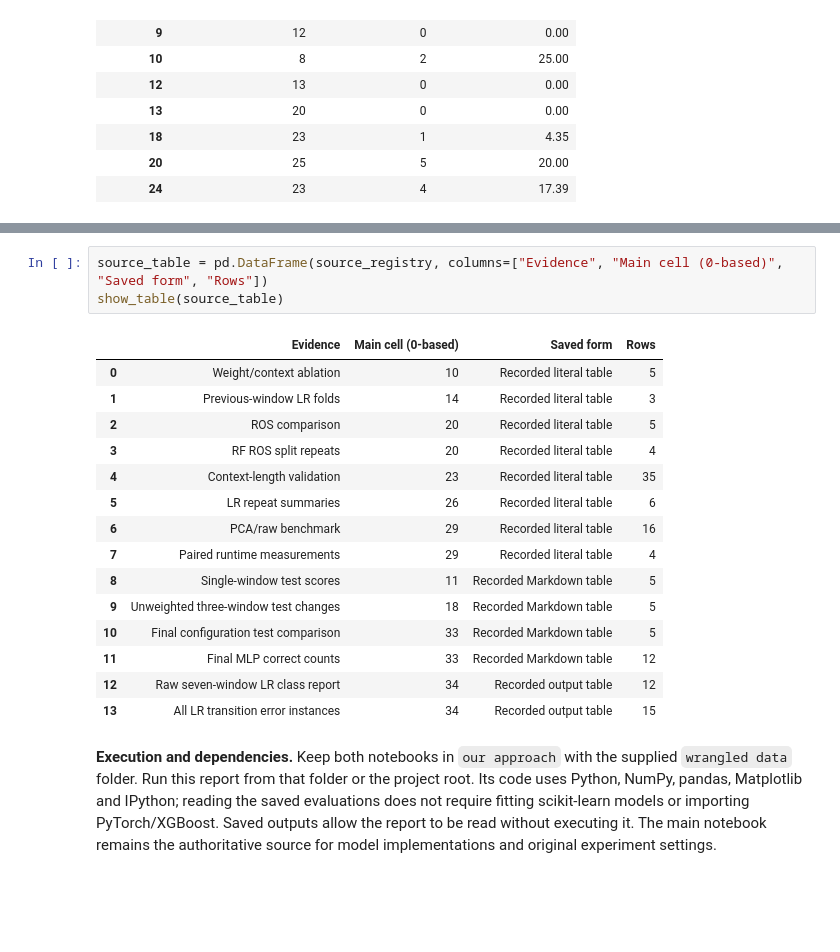
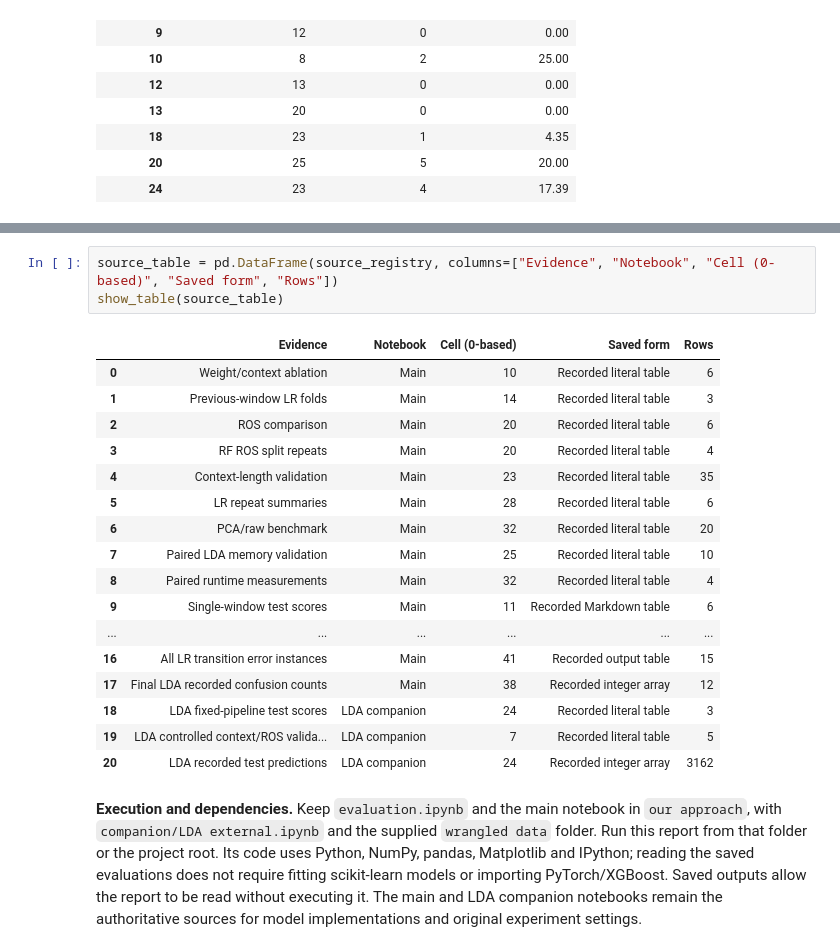
Before and after one commit to AY26-27-Sem1-CS3244-Group3/Improving-Recognition-of-Rare-Postural-Transitions, a Jupyter notebook: our approach/evaluation.ipynb, the cells around one changed output, grey strips where cells are left out. Drawn from its saved outputs; the diff is of its cells as text; blank space fills up the shorter version.

```diff
--- a/our approach/evaluation.ipynb
+++ b/our approach/evaluation.ipynb
@@ -971,21 +1177,23 @@ Preserving complete per-window predictions, fitted preprocessing and model artif
 # %%
-source_table = pd.DataFrame(source_registry, columns=["Evidence", "Main cell (0-based)", "Saved form", "Rows"])
+source_table = pd.DataFrame(source_registry, columns=["Evidence", "Notebook", "Cell (0-based)", "Saved form", "Rows"])
 show_table(source_table)
 # %% [output]
-|  | Evidence | Main cell (0-based) | Saved form | Rows |
-| 0 | Weight/context ablation | 10 | Recorded literal table | 5 |
-| 1 | Previous-window LR folds | 14 | Recorded literal table | 3 |
-| 2 | ROS comparison | 20 | Recorded literal table | 5 |
-| 3 | RF ROS split repeats | 20 | Recorded literal table | 4 |
-| 4 | Context-length validation | 23 | Recorded literal table | 35 |
-| 5 | LR repeat summaries | 26 | Recorded literal table | 6 |
-| 6 | PCA/raw benchmark | 29 | Recorded literal table | 16 |
-| 7 | Paired runtime measurements | 29 | Recorded literal table | 4 |
-| 8 | Single-window test scores | 11 | Recorded Markdown table | 5 |
-| 9 | Unweighted three-window test changes | 18 | Recorded Markdown table | 5 |
-| 10 | Final configuration test comparison | 33 | Recorded Markdown table | 5 |
-| 11 | Final MLP correct counts | 33 | Recorded Markdown table | 12 |
-| 12 | Raw seven-window LR class report | 34 | Recorded output table | 12 |
-| 13 | All LR transition error instances | 34 | Recorded output table | 15 |
+|  | Evidence | Notebook | Cell (0-based) | Saved form | Rows |
+| 0 | Weight/context ablation | Main | 10 | Recorded literal table | 6 |
+| 1 | Previous-window LR folds | Main | 14 | Recorded literal table | 3 |
+| 2 | ROS comparison | Main | 20 | Recorded literal table | 6 |
+| 3 | RF ROS split repeats | Main | 20 | Recorded literal table | 4 |
+| 4 | Context-length validation | Main | 23 | Recorded literal table | 35 |
+| 5 | LR repeat summaries | Main | 28 | Recorded literal table | 6 |
+| 6 | PCA/raw benchmark | Main | 32 | Recorded literal table | 20 |
+| 7 | Paired LDA memory validation | Main | 25 | Recorded literal table | 10 |
+| 8 | Paired runtime measurements | Main | 32 | Recorded literal table | 4 |
+| 9 | Single-window test scores | Main | 11 | Recorded Markdown table | 6 |
+| ... | ... | ... | ... | ... | ... |
+| 16 | All LR transition error instances | Main | 41 | Recorded output table | 15 |
+| 17 | Final LDA recorded confusion counts | Main | 38 | Recorded integer array | 12 |
+| 18 | LDA fixed-pipeline test scores | LDA companion | 24 | Recorded literal table | 3 |
+| 19 | LDA controlled context/ROS valida... | LDA companion | 7 | Recorded literal table | 5 |
+| 20 | LDA recorded test predictions | LDA companion | 24 | Recorded integer array | 3162 |
 # %% [markdown]
-**Execution and dependencies.** Keep both notebooks in `our approach` with the supplied `wrangled data` folder. Run this report from that folder or the project root. Its code uses Python, NumPy, pandas, Matplotlib and IPython; reading the saved evaluations does not require fitting scikit-learn models or importing PyTorch/XGBoost. Saved outputs allow the report to be read without executing it. The main notebook remains the authoritative source for model implementations and original experiment settings.
+**Execution and dependencies.** Keep `evaluation.ipynb` and the main notebook in `our approach`, with `companion/LDA external.ipynb` and the supplied `wrangled data` folder. Run this report from that folder or the project root. Its code uses Python, NumPy, pandas, Matplotlib and IPython; reading the saved evaluations does not require fitting scikit-learn models or importing PyTorch/XGBoost. Saved outputs allow the report to be read without executing it. The main and LDA companion notebooks remain the authoritative sources for model implementations and original experiment settings.
```
Also changed, not shown: parts of 54 cells of this notebook, 2 other files.
